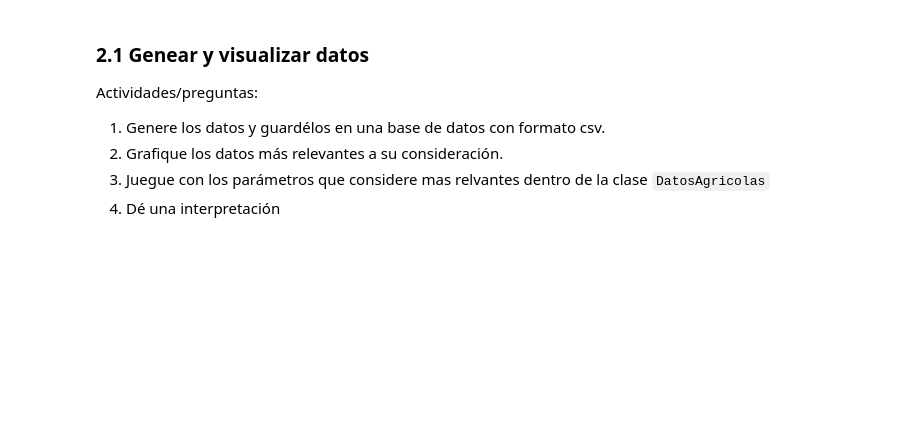
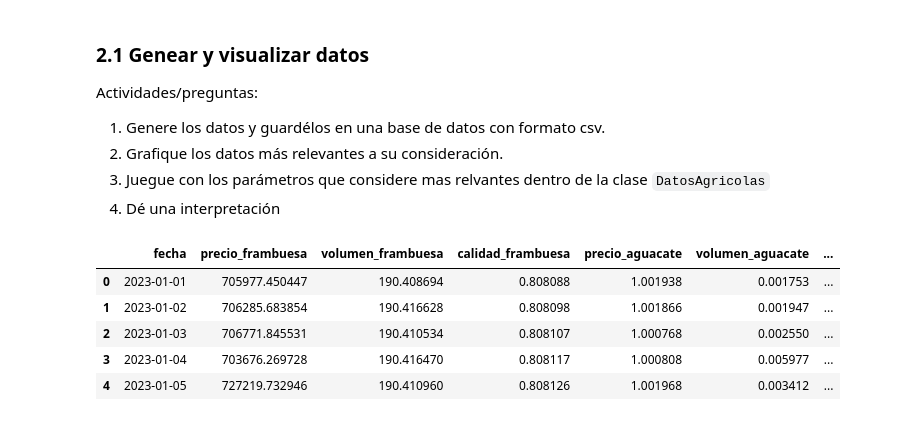
Before and after one commit to CristobalMe/price-changes-in-perishable-goods, a Jupyter notebook: reto_intelica_sesion1_student.ipynb, the cells around one changed output. Saved outputs shown, nothing was run; the diff lists cells and outputs as text; code cells hidden in the pictures; blank space fills up the shorter version.

```diff
--- a/reto_intelica_sesion1_student.ipynb
+++ b/reto_intelica_sesion1_student.ipynb
@@ -95,6 +95,10 @@ class DatosAgricolas:
         tiempo = np.linspace(0, 10, self.n_dias)
         estacionalidad = np.sin(2 * np.pi * tiempo / 365) * 0.2
 
+        # variables climáticas
+        temperatura = 25 + 10 * np.sin(2 * np.pi * tiempo / 365) + np.random.normal(0, 3)
+        humedad = 60 + 20 * np.sin(2 * np.pi * tiempo / 365 + np.pi/2) + np.random.normal(0, 5)
+
         # frambuesa - producto altamente perecedero
         precio_frambuesa = np.exp(np.random.normal(self.m_precio_frambuesa + estacionalidad, self.m_precio_frambuesa_var, size=self.n_dias))
         volumen_frambuesa = np.random.normal(self.m_volumen_frambuesa, self.m_volumen_frambuesa_var, size=self.n_dias) + np.random.normal(0, 50) * estacionalidad
@@ -110,10 +114,6 @@ class DatosAgricolas:
         volumen_chile = np.random.normal(self.m_volumen_chile, self.m_volumen_chile_var, size=self.n_dias) + np.random.normal(0, 50) * estacionalidad
         calidad_chile = np.clip(0.85 - 0.001*(humedad-50)**2 + np.random.normal(0, 0.04), 0.6, 1.0)
 
-        # variables climáticas
-        temperatura = 25 + 10 * np.sin(2 * np.pi * tiempo / 365) + np.random.normal(0, 3)
-        humedad = 60 + 20 * np.sin(2 * np.pi * tiempo / 365 + np.pi/2) + np.random.normal(0, 5)
-
         # datos sin modificaciones de brokers
         datos = {
             'fecha': self.fechas,
@@ -128,6 +128,7 @@ class DatosAgricolas:
             'calidad_chile': calidad_chile,
             'temperatura': temperatura,
             'humedad': humedad,
+            'estacionalidad': estacionalidad,
         }
 
         return pd.DataFrame(datos)
@@ -217,3 +218,38 @@ Actividades/preguntas:
 2. Grafique los datos más relevantes a su consideración.
 3. Juegue con los parámetros que considere mas relvantes dentro de la clase `DatosAgricolas`
 4. Dé una interpretación
+# %%
+# generamos los datos solo para frambuesa
+params = {
+    'precio_frambuesa': 13471,
+    'precio_frambuesa_var': 6.6,
+    'volumen_frambuesa': 190412,
+    'volumen_frambuesa_var': 6.9,
+
+    'precio_aguacate': 1,
+    'precio_aguacate_var': 1,
+    'volumen_aguacate': 1,
+    'volumen_aguacate_var': 1,
+    'precio_chile': 1,
+    'precio_chile_var': 11,
+    'volumen_chile': 1,
+    'volumen_chile_var': 1,
+
+}
+
+# instanciamos la clase
+datos_agricolas = DatosAgricolas(params, factor=1000, n_dias=1000)
+# generamos los datos
+df, eventos = datos_agricolas.generar_datos()
+# convertimos la fecha a datetime
+df['fecha'] = pd.to_datetime(df['fecha'])
+
+# mostramos los primeros 5 registros
+df.head()
+# %% [output]
+|  | fecha | precio_frambuesa | volumen_frambuesa | calidad_frambuesa | precio_aguacate | volumen_aguacate | ... |
+| 0 | 2023-01-01 | 705977.450447 | 190.408694 | 0.808088 | 1.001938 | 0.001753 | ... |
+| 1 | 2023-01-02 | 706285.683854 | 190.416628 | 0.808098 | 1.001866 | 0.001947 | ... |
+| 2 | 2023-01-03 | 706771.845531 | 190.410534 | 0.808107 | 1.000768 | 0.002550 | ... |
+| 3 | 2023-01-04 | 703676.269728 | 190.416470 | 0.808117 | 1.000808 | 0.005977 | ... |
+| 4 | 2023-01-05 | 727219.732946 | 190.410960 | 0.808126 | 1.001968 | 0.003412 | ... |
```
Also changed, not shown: parts of 1 cell of this notebook, 3 other files.
